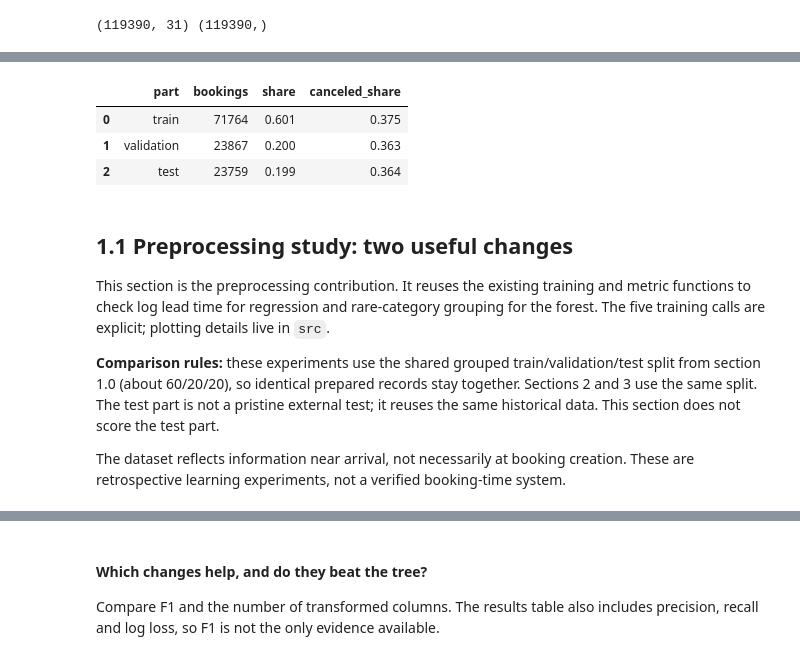
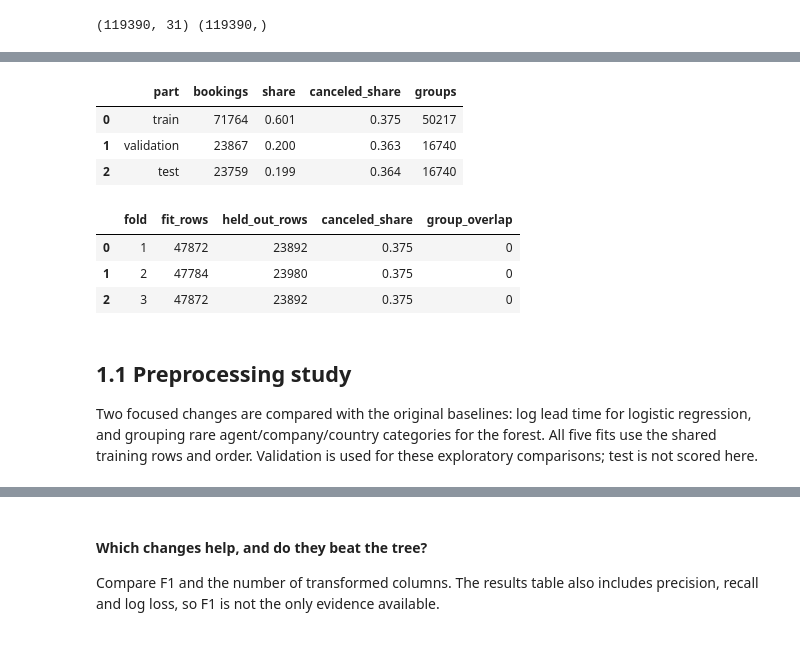
Before and after one commit to MasMits/hotel-cancellation-ml, a Jupyter notebook: notebook/project.ipynb, the cells around one changed output, grey strips where cells are left out. Saved outputs shown, nothing was run; the diff lists cells and outputs as text; code cells hidden in the pictures.

```diff
--- a/notebook/project.ipynb
+++ b/notebook/project.ipynb
@@ -169,35 +114,41 @@ The whole notebook uses **one** split, made here with `preprocessing.split_data`
 # %%
 datasets = preprocessing.split_data(X, y)
 X_train, y_train = datasets["train"]
 X_validation, y_validation = datasets["validation"]
 X_test, y_test = datasets["test"]
-
-# split_data keeps the file order, which is sorted by hotel and booking status.
-# Shuffle the training rows so that cross-validation folds in section 2 are random samples.
 X_train = X_train.sample(frac=1, random_state=72)
 y_train = y_train.loc[X_train.index]
+datasets["train"] = (X_train, y_train)
 
+split_groups = {name: set(preprocessing.booking_groups(part_X))
+                for name, (part_X, _) in datasets.items()}
+assert split_groups["train"].isdisjoint(split_groups["validation"])
+assert split_groups["train"].isdisjoint(split_groups["test"])
+assert split_groups["validation"].isdisjoint(split_groups["test"])
+cv_folds = preprocessing.grouped_cv(X_train, y_train, n_splits=3)
+train_groups = preprocessing.booking_groups(X_train)
 display(pd.DataFrame([
-    {"part": name, "bookings": len(part_X), "share": len(part_X) / len(X), "canceled_share": part_y.mean()}
+    {"part": name, "bookings": len(part_X), "share": len(part_X) / len(X),
+     "canceled_share": part_y.mean(), "groups": len(split_groups[name])}
     for name, (part_X, part_y) in datasets.items()
 ]).round(3))
+display(pd.DataFrame([
+    {"fold": i + 1, "fit_rows": len(fit_rows), "held_out_rows": len(eval_rows),
+     "canceled_share": y_train.iloc[eval_rows].mean(),
+     "group_overlap": len(set(train_groups.iloc[fit_rows]) & set(train_groups.iloc[eval_rows]))}
+    for i, (fit_rows, eval_rows) in enumerate(cv_folds)
+]).round(3))
 # %% [output]
-|  | part | bookings | share | canceled_share |
-| 0 | train | 71764 | 0.601 | 0.375 |
-| 1 | validation | 23867 | 0.200 | 0.363 |
-| 2 | test | 23759 | 0.199 | 0.364 |
+|  | part | bookings | share | canceled_share | groups |
+| 0 | train | 71764 | 0.601 | 0.375 | 50217 |
+| 1 | validation | 23867 | 0.200 | 0.363 | 16740 |
+| 2 | test | 23759 | 0.199 | 0.364 | 16740 |
+|  | fold | fit_rows | held_out_rows | canceled_share | group_overlap |
+| 0 | 1 | 47872 | 23892 | 0.375 | 0 |
+| 1 | 2 | 47784 | 23980 | 0.375 | 0 |
+| 2 | 3 | 47872 | 23892 | 0.375 | 0 |
-# %% [markdown]
-## 1.1 Preprocessing study: two useful changes
-
-This section is the preprocessing contribution. It reuses the existing training and
-metric functions to check log lead time for regression and rare-category grouping
-for the forest. The five training calls are explicit; plotting details live in `src`.
-
-**Comparison rules:** these experiments use the shared grouped train/validation/test
-split from section 1.0 (about 60/20/20), so identical prepared records stay together.
-Sections 2 and 3 use the same split. The test part is not a pristine external test;
-it reuses the same historical data. This section does not score the test part.
-
-The dataset reflects information near arrival, not necessarily at booking creation.
-These are retrospective learning experiments, not a verified booking-time system.
+# %% [markdown]
+## 1.1 Preprocessing study
+
+Two focused changes are compared with the original baselines: log lead time for logistic regression, and grouping rare agent/company/country categories for the forest. All five fits use the shared training rows and order. Validation is used for these exploratory comparisons; test is not scored here.
 # %%
```
Also changed, not shown: parts of 206 cells of this notebook, 8 other files.
